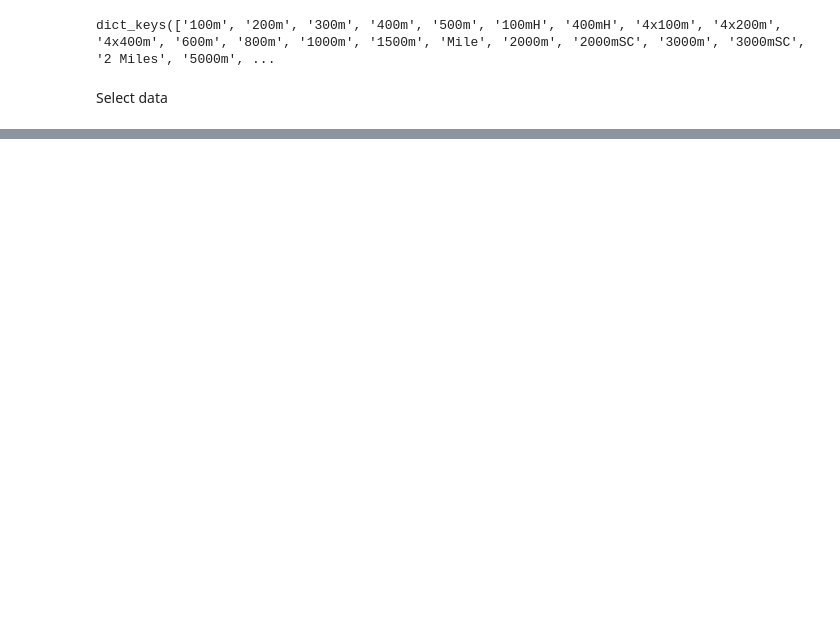
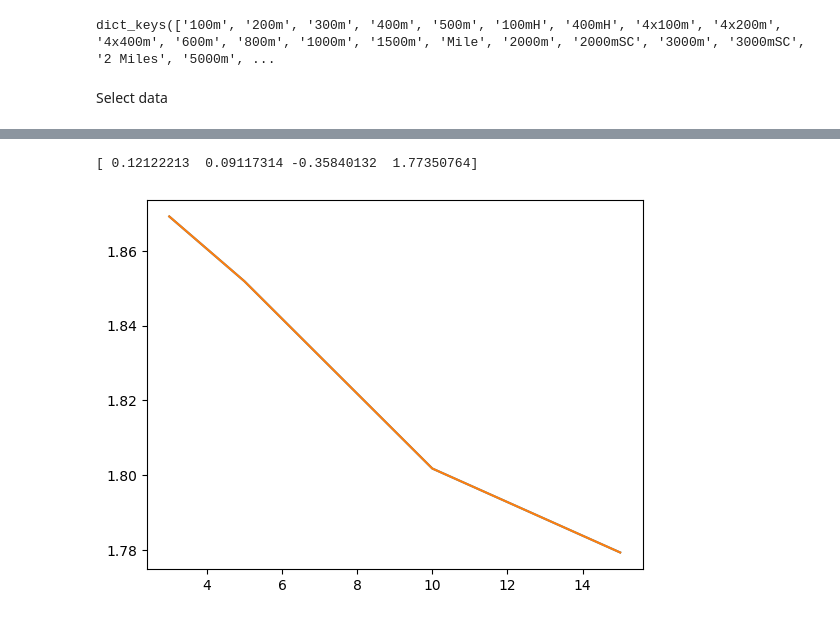
Before and after one commit to TWilson05/IAAF_Points, a Jupyter notebook: code_workbook.ipynb, the cells around one changed output, grey strips where cells are left out. Drawn from its saved outputs; the diff is of its cells as text; code cells hidden in the pictures; blank space fills up the shorter version.

```diff
--- a/code_workbook.ipynb
+++ b/code_workbook.ipynb
@@ -143,0 +358,11 @@ plt.show()
+# %%
+popt_null, pcov = spo.curve_fit(f, distances[:n_points], v_null[:n_points], p0=[1, 0.1, 0.1, 5])
+
+print(popt_null)
+
+plt.plot(distances[:n_points], v_null[:n_points])
+plt.plot(distances[:n_points], f(np.array(distances[:n_points]), *popt_null))
+plt.show()
+# %% [output]
+[ 0.12122213  0.09117314 -0.35840132  1.77350764]
+[figure, added]
```
Also changed, not shown: parts of 18 cells of this notebook.
